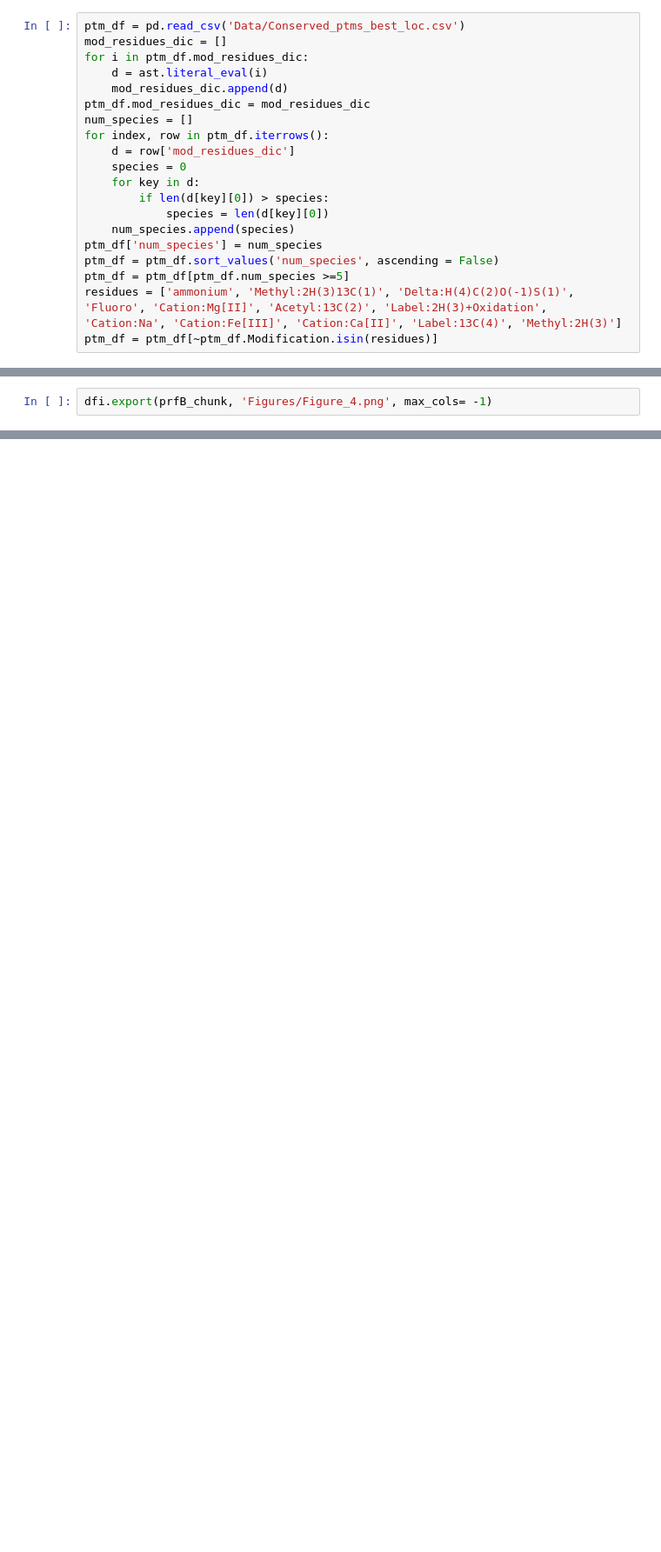
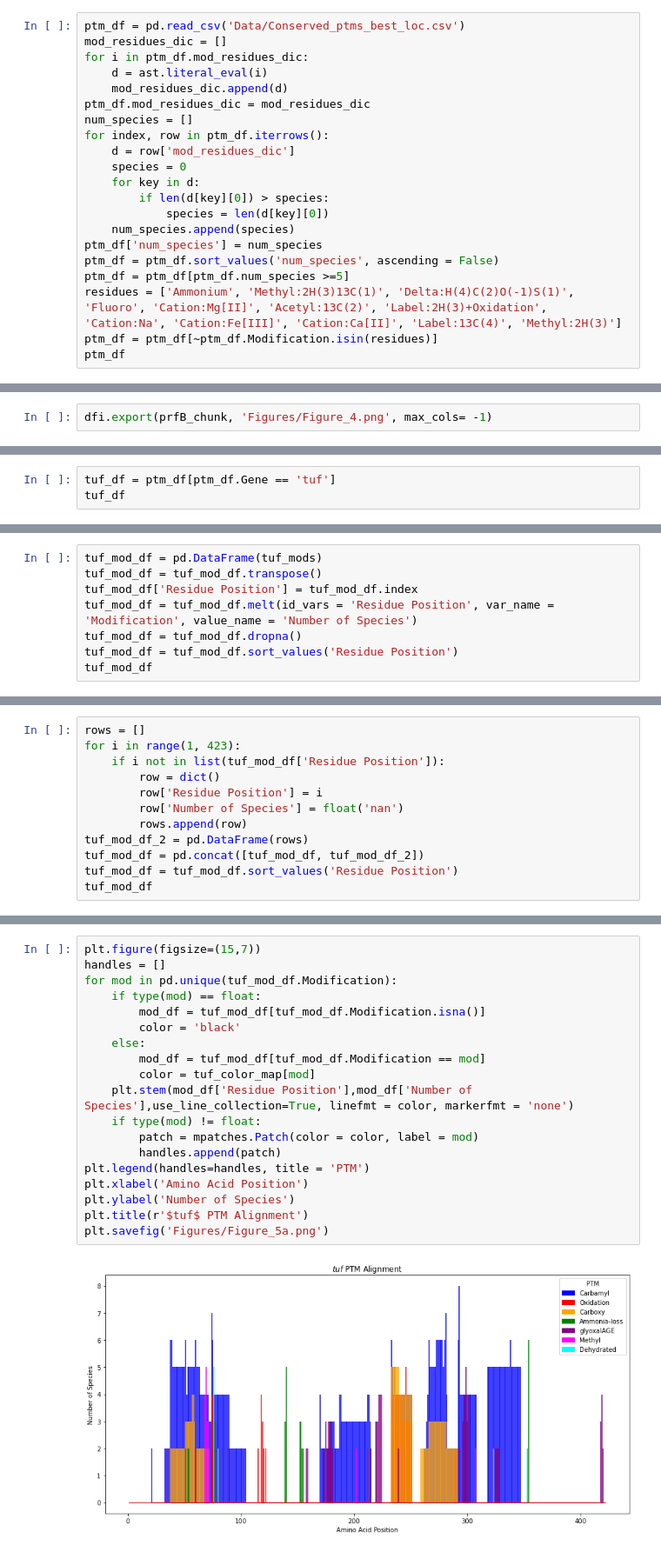
Before and after one commit to nanel96/BIO_465_PTM, a Jupyter notebook: Make Figures 4 & 5) Alignments.ipynb, the cells around one changed output, grey strips where cells are left out. Shown at 87% size. Saved outputs shown, nothing was run; the diff lists cells and outputs as text; blank space fills up the shorter version.

Commit message:
Update figures

```diff
--- a/Make Figures 4 & 5) Alignments.ipynb
+++ b/Make Figures 4 & 5) Alignments.ipynb
@@ -24,5 +26,6 @@ for index, row in ptm_df.iterrows():
 ptm_df['num_species'] = num_species
 ptm_df = ptm_df.sort_values('num_species', ascending = False)
 ptm_df = ptm_df[ptm_df.num_species >=5]
-residues = ['ammonium', 'Methyl:2H(3)13C(1)', 'Delta:H(4)C(2)O(-1)S(1)', 'Fluoro', 'Cation:Mg[II]', 'Acetyl:13C(2)', 'Label:2H(3)+Oxidation', 'Cation:Na', 'Cation:Fe[III]', 'Cation:Ca[II]', 'Label:13C(4)', 'Methyl:2H(3)']
+residues = ['Ammonium', 'Methyl:2H(3)13C(1)', 'Delta:H(4)C(2)O(-1)S(1)', 'Fluoro', 'Cation:Mg[II]', 'Acetyl:13C(2)', 'Label:2H(3)+Oxidation', 'Cation:Na', 'Cation:Fe[III]', 'Cation:Ca[II]', 'Label:13C(4)', 'Methyl:2H(3)']
 ptm_df = ptm_df[~ptm_df.Modification.isin(residues)]
+ptm_df
@@ -173,0 +226,3 @@ tuf
+# %%
+tuf_df = ptm_df[ptm_df.Gene == 'tuf']
+tuf_df
@@ -173,0 +253,8 @@ tuf
+# %%
+tuf_mod_df = pd.DataFrame(tuf_mods)
+tuf_mod_df = tuf_mod_df.transpose()
+tuf_mod_df['Residue Position'] = tuf_mod_df.index
+tuf_mod_df = tuf_mod_df.melt(id_vars = 'Residue Position', var_name = 'Modification', value_name = 'Number of Species')
+tuf_mod_df = tuf_mod_df.dropna()
+tuf_mod_df = tuf_mod_df.sort_values('Residue Position')
+tuf_mod_df
@@ -173,0 +275,12 @@ tuf
+# %%
+rows = []
+for i in range(1, 423):
+    if i not in list(tuf_mod_df['Residue Position']):
+        row = dict()
+        row['Residue Position'] = i
+        row['Number of Species'] = float('nan')
+        rows.append(row)
+tuf_mod_df_2 = pd.DataFrame(rows)
+tuf_mod_df = pd.concat([tuf_mod_df, tuf_mod_df_2])
+tuf_mod_df = tuf_mod_df.sort_values('Residue Position')
+tuf_mod_df
@@ -173,0 +301,21 @@ tuf
+# %%
+plt.figure(figsize=(15,7))
+handles = []
+for mod in pd.unique(tuf_mod_df.Modification):
+    if type(mod) == float:
+        mod_df = tuf_mod_df[tuf_mod_df.Modification.isna()]
+        color = 'black'
+    else:
+        mod_df = tuf_mod_df[tuf_mod_df.Modification == mod]
+        color = tuf_color_map[mod]
+    plt.stem(mod_df['Residue Position'],mod_df['Number of Species'],use_line_collection=True, linefmt = color, markerfmt = 'none')
+    if type(mod) != float:
+        patch = mpatches.Patch(color = color, label = mod)
+        handles.append(patch)
+plt.legend(handles=handles, title = 'PTM')
+plt.xlabel('Amino Acid Position')
+plt.ylabel('Number of Species')
+plt.title(r'$tuf$ PTM Alignment')
+plt.savefig('Figures/Figure_5a.png')
+# %% [output]
+[figure, added]
```
Also changed, not shown: parts of 10 cells of this notebook, 7 other files.
